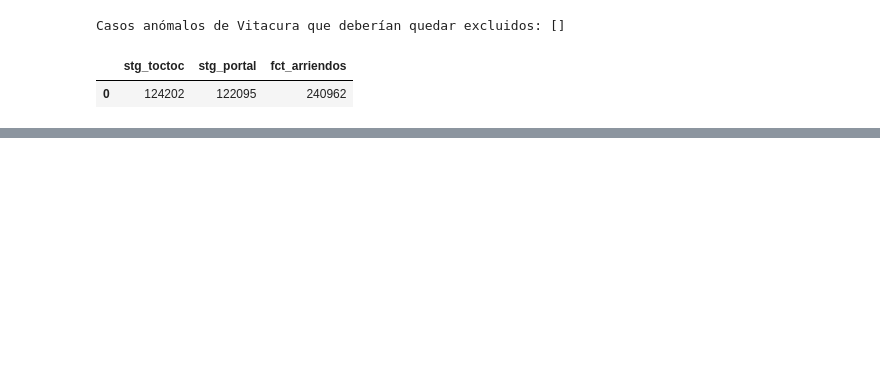
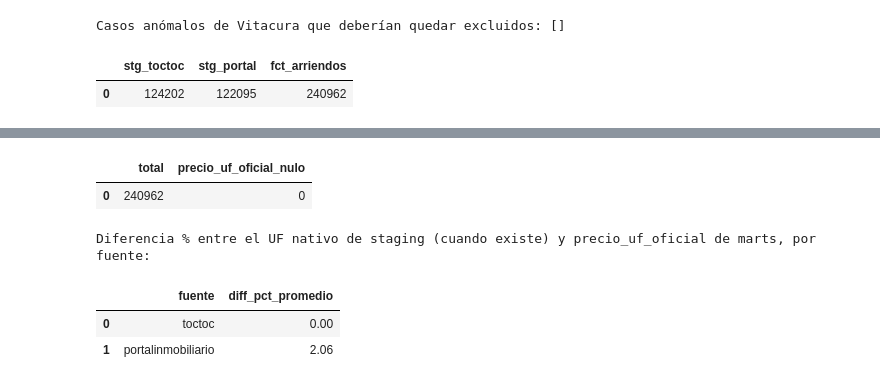
Before and after one commit to CrisKaphiri/Pipeline-Captacion-Inmobiliaria-Python-SQL-GCP-PowerBI, a Jupyter notebook: notebooks/04_validate_marts.ipynb, the cells around one changed output, grey strips where cells are left out. Drawn from its saved outputs; the diff is of its cells as text; code cells hidden in the pictures; blank space fills up the shorter version.

Commit message:
Ajusta marts: solamente incluye columnas relevantes

```diff
--- a/notebooks/04_validate_marts.ipynb
+++ b/notebooks/04_validate_marts.ipynb
@@ -249,0 +256,26 @@ display(df)
+# %%
+df = query(f'''
+    SELECT COUNT(*) AS total, COUNTIF(precio_uf_oficial IS NULL) AS precio_uf_oficial_nulo
+    FROM `{PROJECT}.{DATASET_MARTS}.fct_arriendos`
+''')
+display(df)
+# %% [output]
+|  | total | precio_uf_oficial_nulo |
+| 0 | 240962 | 0 |
+# %%
+df = query(f'''
+    SELECT
+      f.fuente,
+      ROUND(AVG(SAFE_DIVIDE(s.precio_uf - f.precio_uf_oficial, f.precio_uf_oficial) * 100), 2) AS diff_pct_promedio
+    FROM `{PROJECT}.{DATASET_MARTS}.fct_arriendos` f
+    JOIN `{PROJECT}.{DATASET_STAGING}.stg_arriendos` s ON f.id = s.id
+    WHERE s.precio_uf IS NOT NULL
+    GROUP BY f.fuente
+''')
+print("Diferencia % entre el UF nativo de staging (cuando existe) y precio_uf_oficial de marts, por fuente:")
+display(df)
+# %% [output]
+Diferencia % entre el UF nativo de staging (cuando existe) y precio_uf_oficial de marts, por fuente:
+|  | fuente | diff_pct_promedio |
+| 0 | toctoc | 0.00 |
+| 1 | portalinmobiliario | 2.06 |
```
Also changed, not shown: parts of 5 cells of this notebook, 2 other files.
